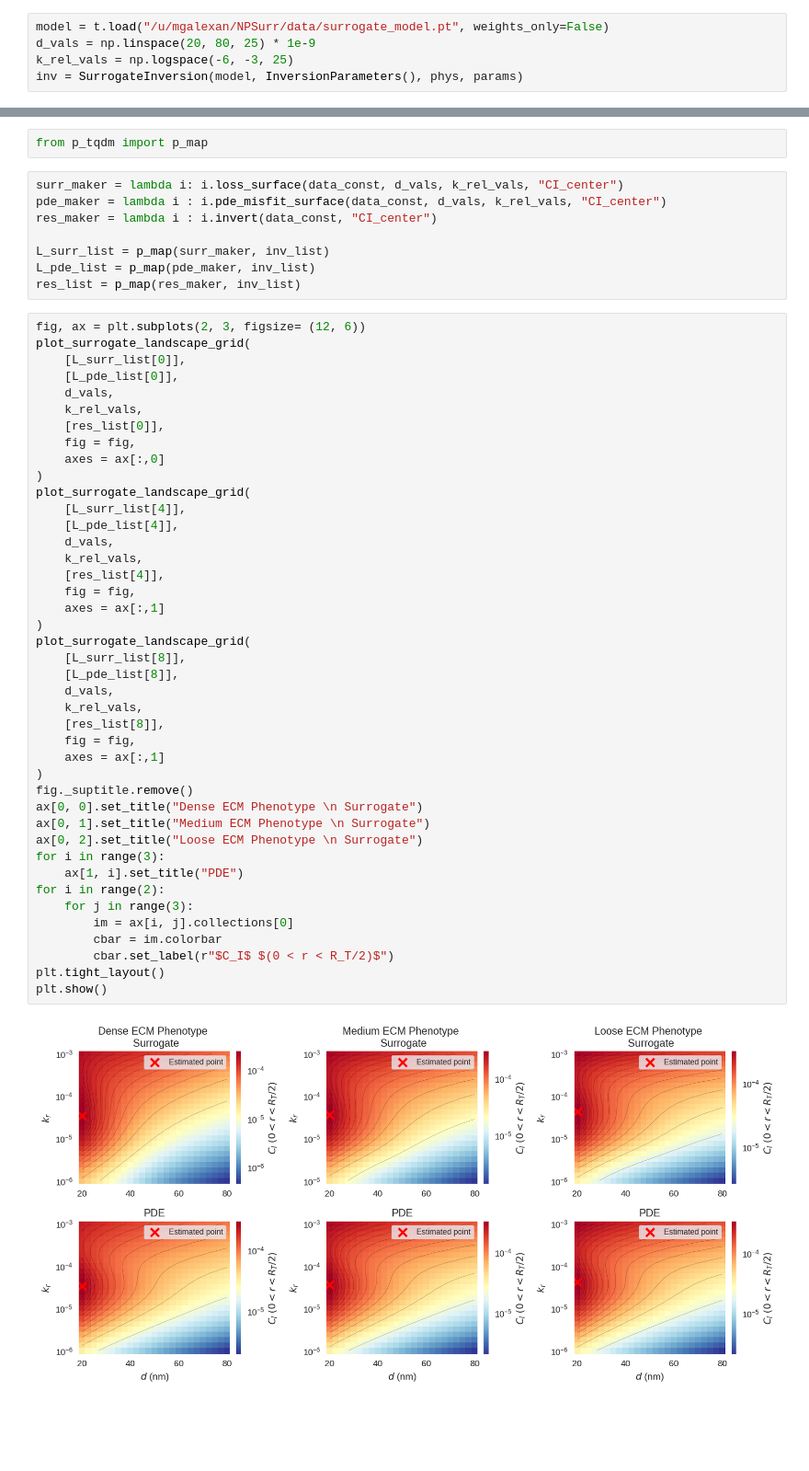
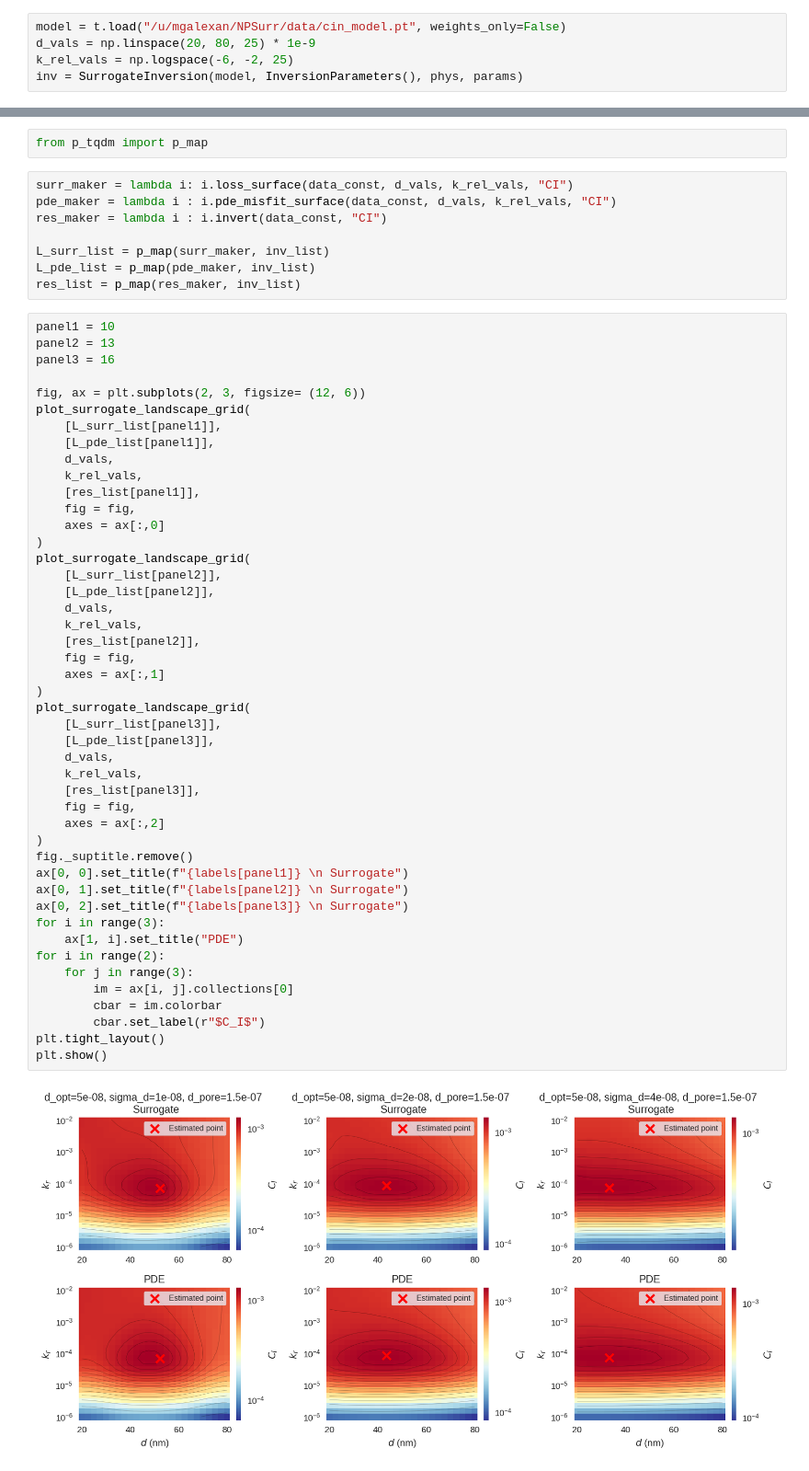
Before and after one commit to mgalexan/NPSurr, a Jupyter notebook: notebooks/surrogate_figs.ipynb, the cells around one changed output, grey strips where cells are left out. Shown at 92% size. Drawn from its saved outputs; the diff is of its cells as text; blank space fills up the shorter version.

```diff
--- a/notebooks/surrogate_figs.ipynb
+++ b/notebooks/surrogate_figs.ipynb
@@ -26,9 +26,9 @@ train_hist, val_hist = train_surrogate(ml_params)
 # %% [output]
 KeyboardInterrupt:
 # %%
-model = t.load("/u/mgalexan/NPSurr/data/surrogate_model.pt", weights_only=False)
+model = t.load("/u/mgalexan/NPSurr/data/cin_model.pt", weights_only=False)
 d_vals = np.linspace(20, 80, 25) * 1e-9
-k_rel_vals = np.logspace(-6, -3, 25)
+k_rel_vals = np.logspace(-6, -2, 25)
 inv = SurrogateInversion(model, InversionParameters(), phys, params)
 # %%
 L_surrs = []; L_pdes = []
@@ -368,55 +383,59 @@ for P0 in P0_vals:
 # %%
 from p_tqdm import p_map
 # %%
-surr_maker = lambda i: i.loss_surface(data_const, d_vals, k_rel_vals, "CI_center")
-pde_maker = lambda i : i.pde_misfit_surface(data_const, d_vals, k_rel_vals, "CI_center")
-res_maker = lambda i : i.invert(data_const, "CI_center")
+surr_maker = lambda i: i.loss_surface(data_const, d_vals, k_rel_vals, "CI")
+pde_maker = lambda i : i.pde_misfit_surface(data_const, d_vals, k_rel_vals, "CI")
+res_maker = lambda i : i.invert(data_const, "CI")
 
 L_surr_list = p_map(surr_maker, inv_list)
 L_pde_list = p_map(pde_maker, inv_list)
 res_list = p_map(res_maker, inv_list)
 # %%
+panel1 = 10
+panel2 = 13
+panel3 = 16
+
 fig, ax = plt.subplots(2, 3, figsize= (12, 6))
 plot_surrogate_landscape_grid(
-    [L_surr_list[0]],
-    [L_pde_list[0]],
+    [L_surr_list[panel1]],
+    [L_pde_list[panel1]],
     d_vals,
     k_rel_vals,
-    [res_list[0]],
+    [res_list[panel1]],
     fig = fig,
     axes = ax[:,0]
 )
 plot_surrogate_landscape_grid(
-    [L_surr_list[4]],
-    [L_pde_list[4]],
+    [L_surr_list[panel2]],
+    [L_pde_list[panel2]],
     d_vals,
     k_rel_vals,
-    [res_list[4]],
+    [res_list[panel2]],
     fig = fig,
     axes = ax[:,1]
 )
 plot_surrogate_landscape_grid(
-    [L_surr_list[8]],
-    [L_pde_list[8]],
+    [L_surr_list[panel3]],
+    [L_pde_list[panel3]],
     d_vals,
     k_rel_vals,
-    [res_list[8]],
+    [res_list[panel3]],
     fig = fig,
-    axes = ax[:,1]
+    axes = ax[:,2]
 )
 fig._suptitle.remove()
-ax[0, 0].set_title("Dense ECM Phenotype \n Surrogate")
-ax[0, 1].set_title("Medium ECM Phenotype \n Surrogate")
-ax[0, 2].set_title("Loose ECM Phenotype \n Surrogate")
+ax[0, 0].set_title(f"{labels[panel1]} \n Surrogate")
+ax[0, 1].set_title(f"{labels[panel2]} \n Surrogate")
+ax[0, 2].set_title(f"{labels[panel3]} \n Surrogate")
 for i in range(3):
     ax[1, i].set_title("PDE")
 for i in range(2):
     for j in range(3):
         im = ax[i, j].collections[0]
         cbar = im.colorbar
-        cbar.set_label(r"$C_I$ $(0 < r < R_T/2)$")
+        cbar.set_label(r"$C_I$")
 plt.tight_layout()
 plt.show()
 # %% [output]
-[figure, old version]
+[figure, new version]
 # %%
```
Also changed, not shown: parts of 5 cells of this notebook, 1 other file.
